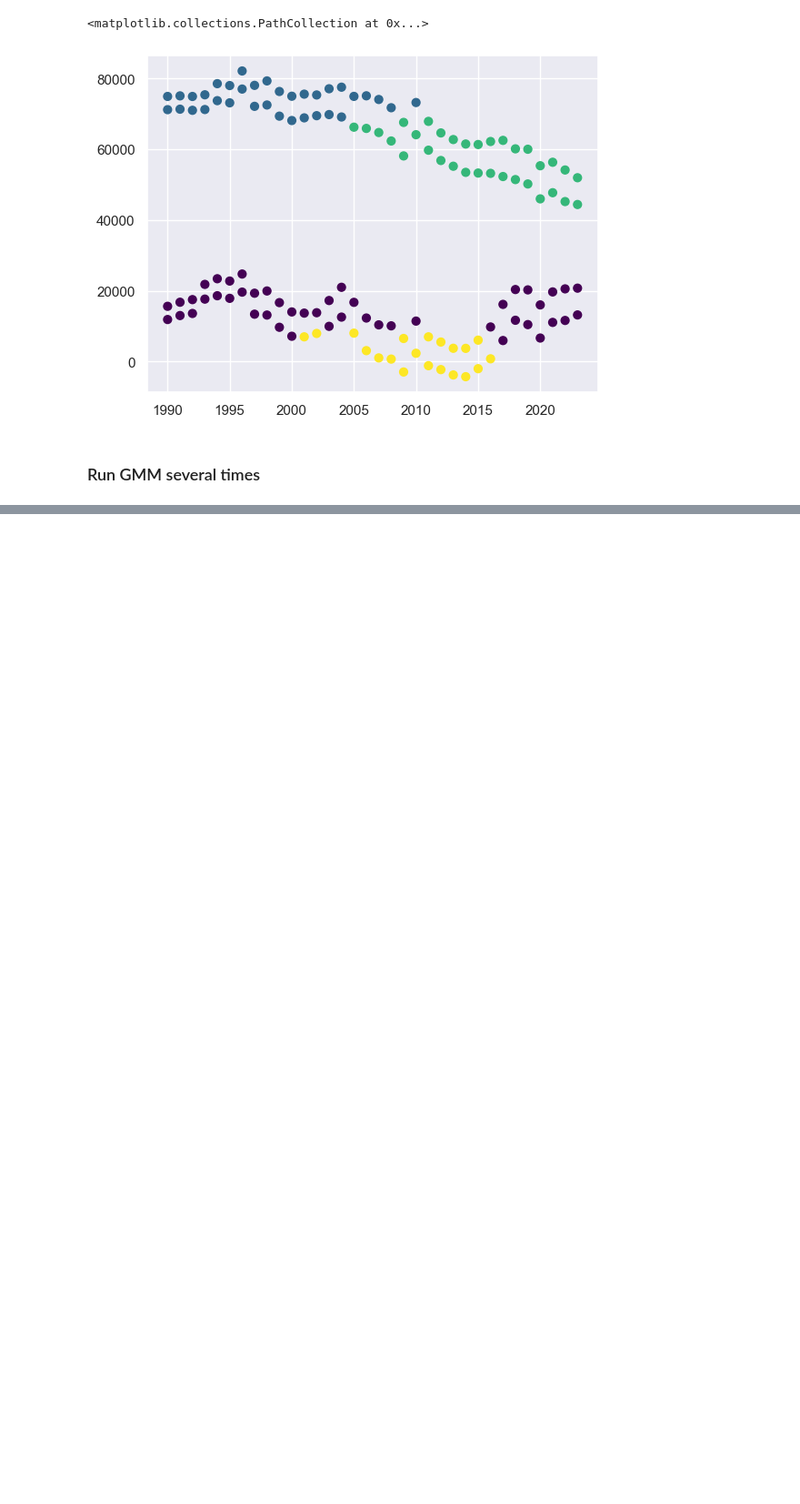
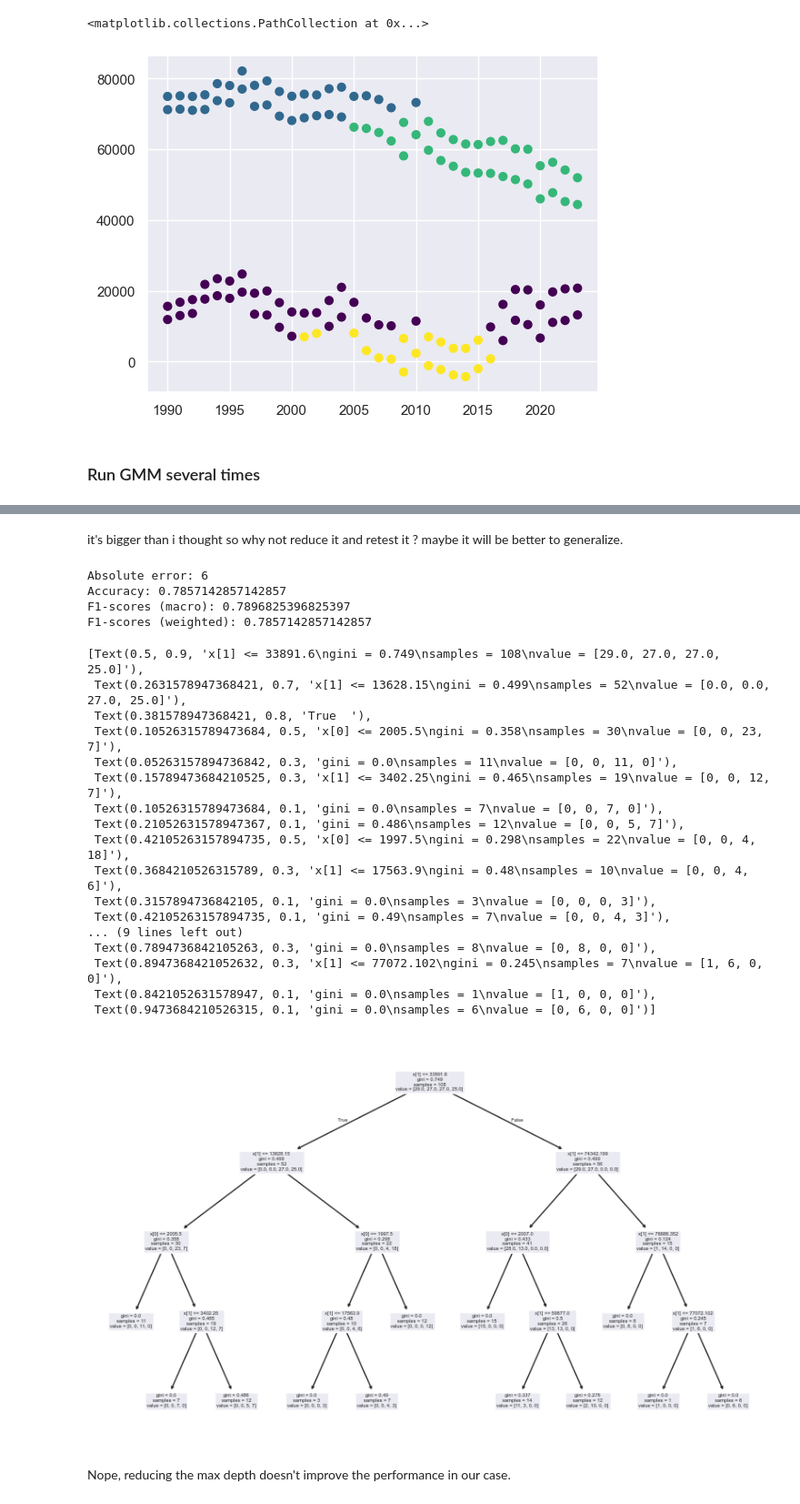
Before and after one commit to clementpickel/DSP_Assignement, a Jupyter notebook: Assignement2/Assignement2_group4.ipynb, the cells around one changed output, grey strips where cells are left out. Shown at 91% size. Saved outputs shown, nothing was run; the diff lists cells and outputs as text; code cells hidden in the pictures; blank space fills up the shorter version.

```diff
--- a/Assignement2/Assignement2_group4.ipynb
+++ b/Assignement2/Assignement2_group4.ipynb
@@ -203,0 +300,44 @@ plt.scatter(X[:, 0], X[:, 1], c=labels, s=40, cmap='viridis')
+# %% [markdown]
+it's bigger than i thought so why not reduce it and retest it ? maybe it will be better to generalize.
+# %%
+from sklearn.tree import DecisionTreeClassifier
+
+# Change the max depth to 4, we see on the figure above the depth is 6 with no pre-pruning
+tree = DecisionTreeClassifier(random_state=0, max_depth=4).fit(X_train, y_train)
+
+y_pred = tree.predict(X_test)
+from sklearn.metrics import f1_score, accuracy_score
+
+print("Absolute error:", (y_test != y_pred).sum())
+print("Accuracy:", accuracy_score(y_test, y_pred))
+
+print("F1-scores (macro):", f1_score(y_test, y_pred, average='macro'))
+print("F1-scores (weighted):", f1_score(y_test, y_pred, average='weighted'))
+
+plt.figure(figsize=(10, 6))
+plot_tree(tree)
+# %% [output]
+Absolute error: 6
+Accuracy: 0.7857142857142857
+F1-scores (macro): 0.7896825396825397
+F1-scores (weighted): 0.7857142857142857
+[Text(0.5, 0.9, 'x[1] <= 33891.6\ngini = 0.749\nsamples = 108\nvalue = [29.0, 27.0, 27.0, 25.0]'),
+ Text(0.2631578947368421, 0.7, 'x[1] <= 13628.15\ngini = 0.499\nsamples = 52\nvalue = [0.0, 0.0, 27.0, 25.0]'),
+ Text(0.381578947368421, 0.8, 'True  '),
+ Text(0.10526315789473684, 0.5, 'x[0] <= 2005.5\ngini = 0.358\nsamples = 30\nvalue = [0, 0, 23, 7]'),
+ Text(0.05263157894736842, 0.3, 'gini = 0.0\nsamples = 11\nvalue = [0, 0, 11, 0]'),
+ Text(0.15789473684210525, 0.3, 'x[1] <= 3402.25\ngini = 0.465\nsamples = 19\nvalue = [0, 0, 12, 7]'),
+ Text(0.10526315789473684, 0.1, 'gini = 0.0\nsamples = 7\nvalue = [0, 0, 7, 0]'),
+ Text(0.21052631578947367, 0.1, 'gini = 0.486\nsamples = 12\nvalue = [0, 0, 5, 7]'),
+ Text(0.42105263157894735, 0.5, 'x[0] <= 1997.5\ngini = 0.298\nsamples = 22\nvalue = [0, 0, 4, 18]'),
+ Text(0.3684210526315789, 0.3, 'x[1] <= 17563.9\ngini = 0.48\nsamples = 10\nvalue = [0, 0, 4, 6]'),
+ Text(0.3157894736842105, 0.1, 'gini = 0.0\nsamples = 3\nvalue = [0, 0, 0, 3]'),
+ Text(0.42105263157894735, 0.1, 'gini = 0.49\nsamples = 7\nvalue = [0, 0, 4, 3]'),
+... (9 lines left out)
+ Text(0.7894736842105263, 0.3, 'gini = 0.0\nsamples = 8\nvalue = [0, 8, 0, 0]'),
+ Text(0.8947368421052632, 0.3, 'x[1] <= 77072.102\ngini = 0.245\nsamples = 7\nvalue = [1, 6, 0, 0]'),
+ Text(0.8421052631578947, 0.1, 'gini = 0.0\nsamples = 1\nvalue = [1, 0, 0, 0]'),
+ Text(0.9473684210526315, 0.1, 'gini = 0.0\nsamples = 6\nvalue = [0, 6, 0, 0]')]
+[figure, added]
+# %% [markdown]
+Nope, reducing the max depth doesn't improve the performance in our case.
```
Also changed, not shown: parts of 13 cells of this notebook.
